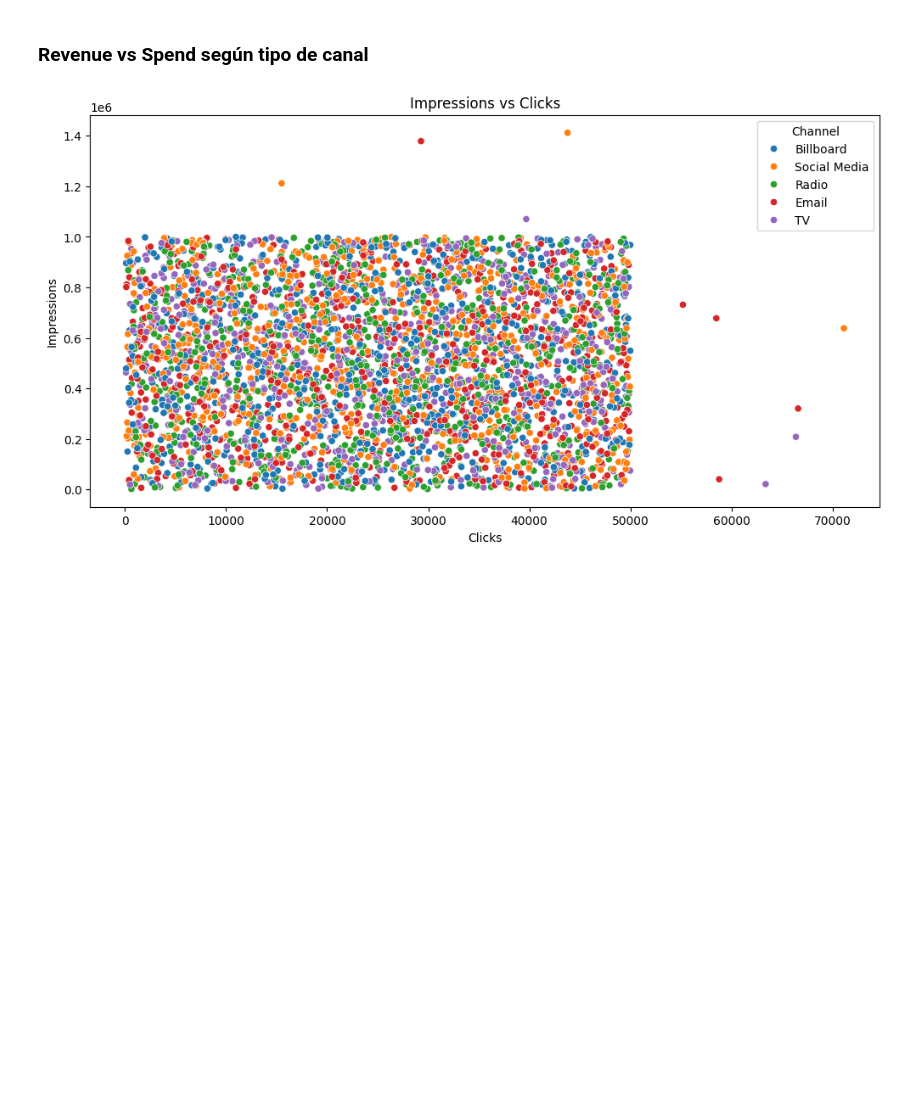
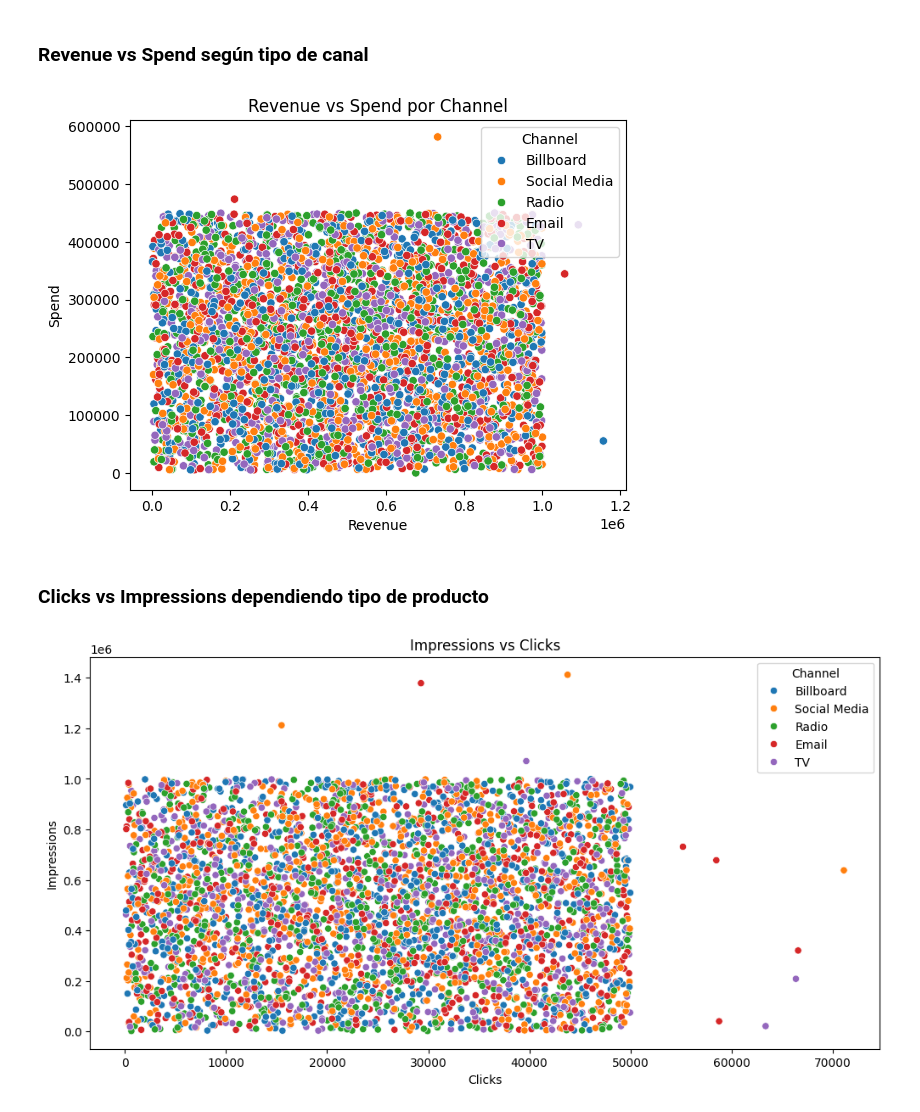
Before and after one commit to Germandcont/Data_Analysis_Project, a Jupyter notebook: Notebooks/Notebook.ipynb, the cells around one changed output. Cells and saved outputs as stored; diff of their text form; code cells hidden in the pictures; blank space fills up the shorter version.

```diff
--- a/Notebooks/Notebook.ipynb
+++ b/Notebooks/Notebook.ipynb
@@ -1091,6 +1091,17 @@ Valores nulos en Campaign_ID después de la imputación:
 ## Gráficos de dispersión
 # %% [markdown]
 ### Revenue vs Spend según tipo de canal
+# %%
+# Gráfico de dispersion entre Revenue y Spend según el Channel
+sns.scatterplot(data=df, x='Revenue', y='Spend', hue='Channel')
+plt.xlabel('Revenue')
+plt.ylabel('Spend')
+plt.title('Revenue vs Spend por Channel')
+plt.show()
+# %% [output]
+[figure, added]
+# %% [markdown]
+### Clicks vs Impressions dependiendo tipo de producto
 # %%
 # Grafico de dispersion de Clicks vs Impressions dependiendo del product_category
 plt.figure(figsize=(12, 6))
```
Also changed, not shown: parts of 10 cells of this notebook, 1 other file.
